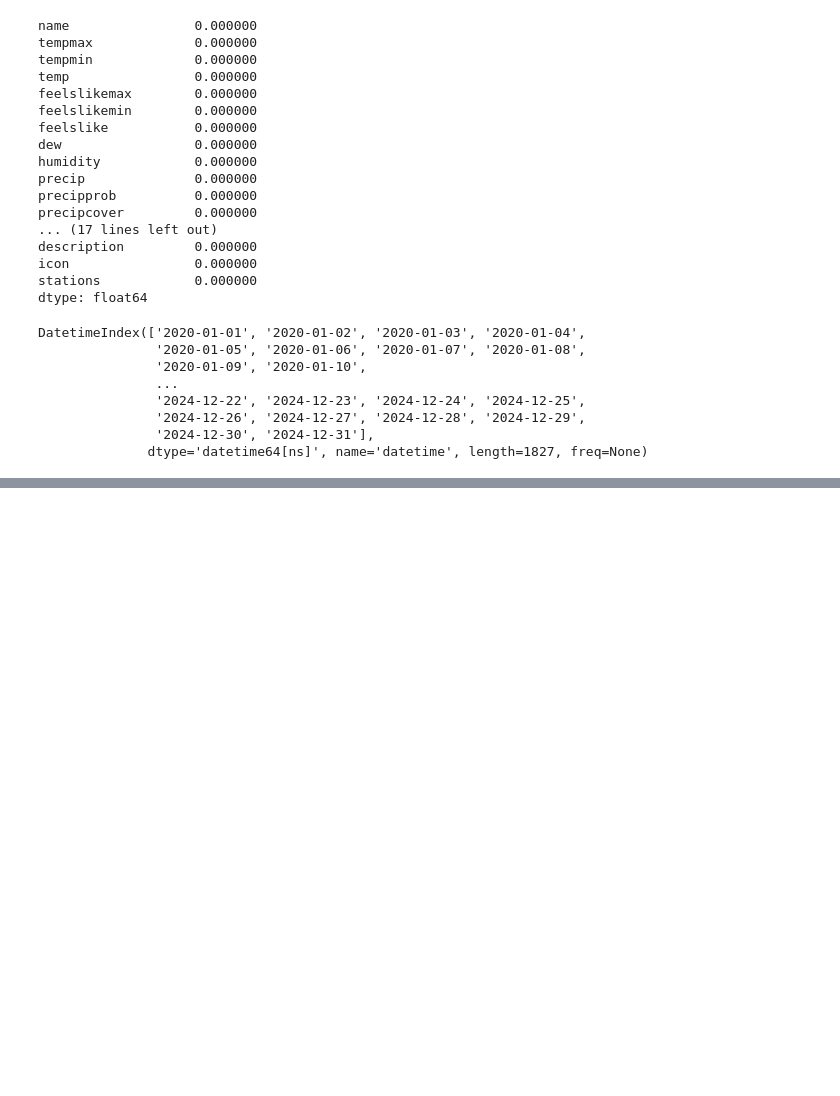
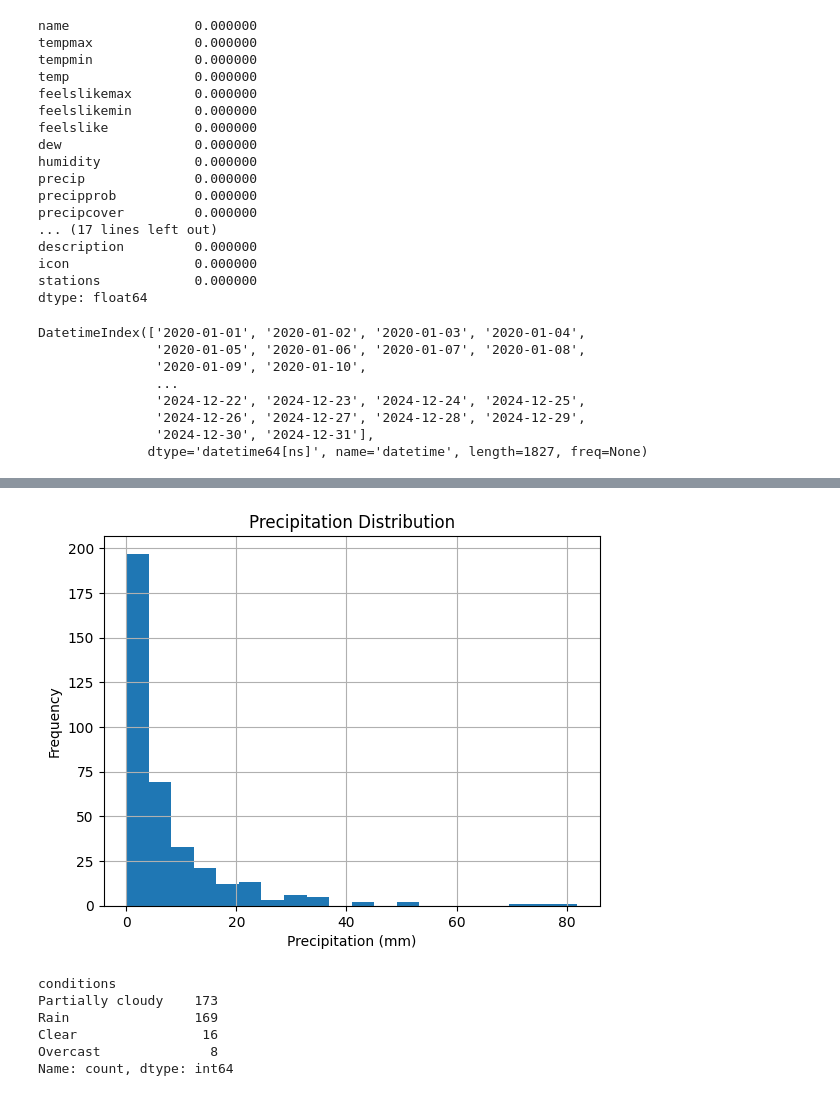
Before and after one commit to caleb-mwasikira/weather_prediction, a Jupyter notebook: weather_prediction.ipynb, the cells around one changed output, grey strips where cells are left out. Saved outputs shown, nothing was run; the diff lists cells and outputs as text; code cells hidden in the pictures; blank space fills up the shorter version.

```diff
--- a/weather_prediction.ipynb
+++ b/weather_prediction.ipynb
@@ -93,0 +121,31 @@ weather_2020
+# %%
+# Plot a histogram for rainfall distribution
+weather2020["precip"].hist(bins=20)
+plt.title("Precipitation Distribution")
+plt.xlabel("Precipitation (mm)")
+plt.ylabel("Frequency")
+plt.show()
+# %% [output]
+[figure, added]
+# %%
+def classify_weather(row):
+    if row["precip"] > 4.0:
+        return "Rain"
+    elif row["cloudcover"] > 80:
+        return "Overcast"
+    elif row["cloudcover"] < 15 and row["solarradiation"] > 500:
+        return "Sunny"
+    elif row["cloudcover"] > 40 or row["humidity"] > 70:
+        return "Partially cloudy"
+    else:
+        return "Clear"
+
+weather2020["conditions"] = weather2020.apply(classify_weather, axis=1)
+weather2020["conditions"].value_counts()
+# %% [output]
+conditions
+Partially cloudy    173
+Rain                169
+Clear                16
+Overcast              8
+Name: count, dtype: int64
```
Also changed, not shown: parts of 13 cells of this notebook, 2 other files.
